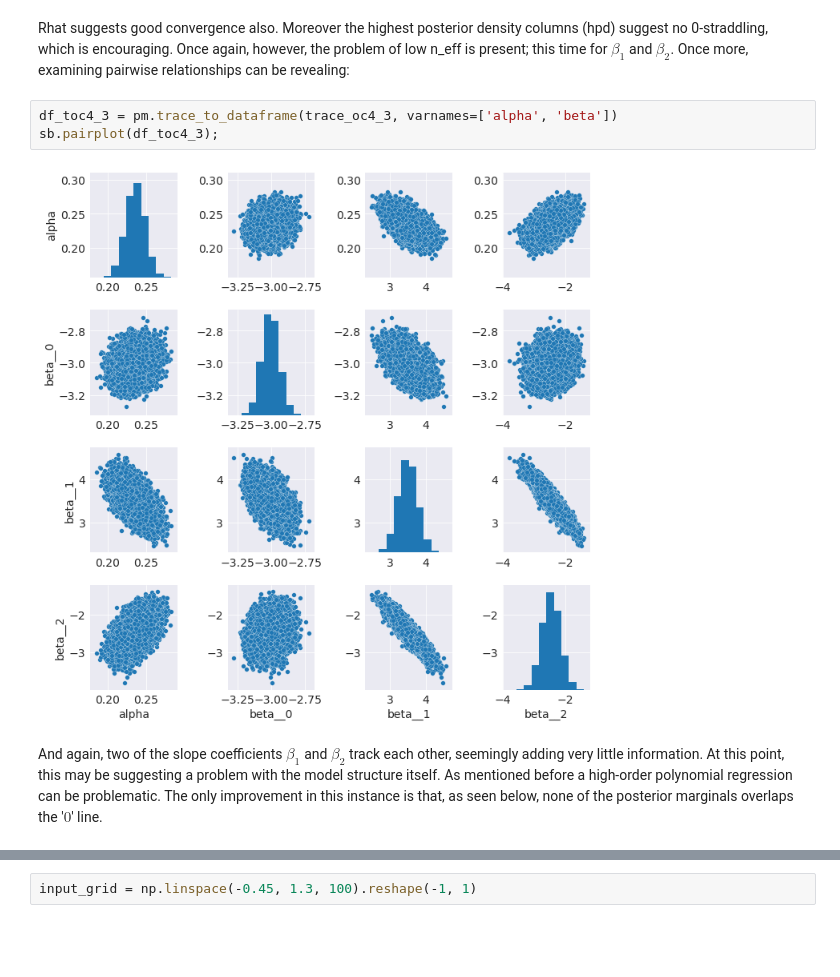
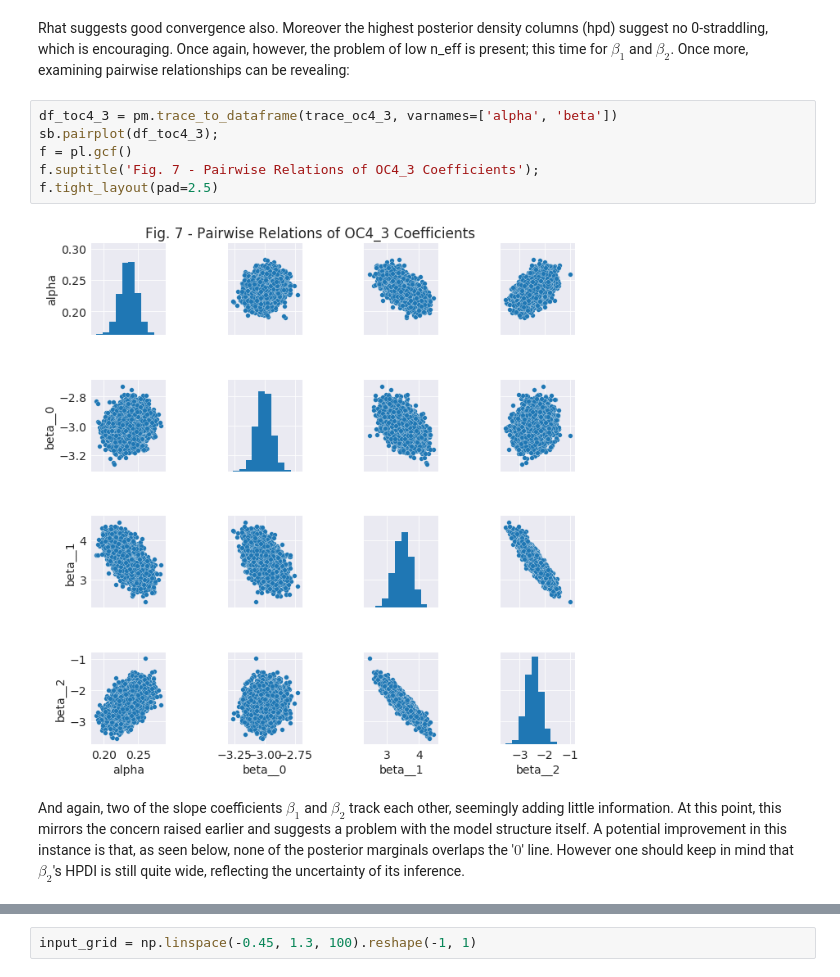
Before and after one commit to madHatter106/Bayesian-Chlorophyll, a Jupyter notebook: Bayesian Modeling for Oceanographers - 2 - Inference using OC4.ipynb, the cells around one changed output, grey strips where cells are left out. Drawn from its saved outputs; the diff is of its cells as text; blank space fills up the shorter version.

```diff
--- a/Bayesian Modeling for Oceanographers - 2 - Inference using OC4.ipynb
+++ b/Bayesian Modeling for Oceanographers - 2 - Inference using OC4.ipynb
@@ -236,10 +262,13 @@ Rhat suggests good convergence also. Moreover the highest posterior density colu
 # %%
 df_toc4_3 = pm.trace_to_dataframe(trace_oc4_3, varnames=['alpha', 'beta'])
 sb.pairplot(df_toc4_3);
+f = pl.gcf()
+f.suptitle('Fig. 7 - Pairwise Relations of OC4_3 Coefficients');
+f.tight_layout(pad=2.5)
 # %% [output]
-[figure, old version]
+[figure, new version]
 # %% [markdown]
-And again, two of the slope coefficients $\beta_1$ and $\beta_2$ track each other, seemingly adding very little information. At this point, this may be suggesting a problem with the model structure itself. As mentioned before a high-order polynomial regression can be problematic. The only improvement in this instance is that, as seen below, none of the posterior marginals overlaps the '$0$' line.
+And again, two of the slope coefficients $\beta_1$ and $\beta_2$ track each other, seemingly adding  little information. At this point, this mirrors the concern raised earlier and suggests a problem with the model structure itself. A potential improvement in this instance is that, as seen below, none of the posterior marginals overlaps the '$0$' line. However one should keep in mind that $\beta_2$'s HPDI is still quite wide, reflecting the uncertainty of its inference.
 # %%
 axs = pm.plot_posterior(trace_oc4_3, varnames=['alpha', 'beta'],
                         ref_val=0, alpha_level=0.07, kde_plot=True, shade=True, figsize=(15, 10));
```
Also changed, not shown: parts of 52 cells of this notebook.
